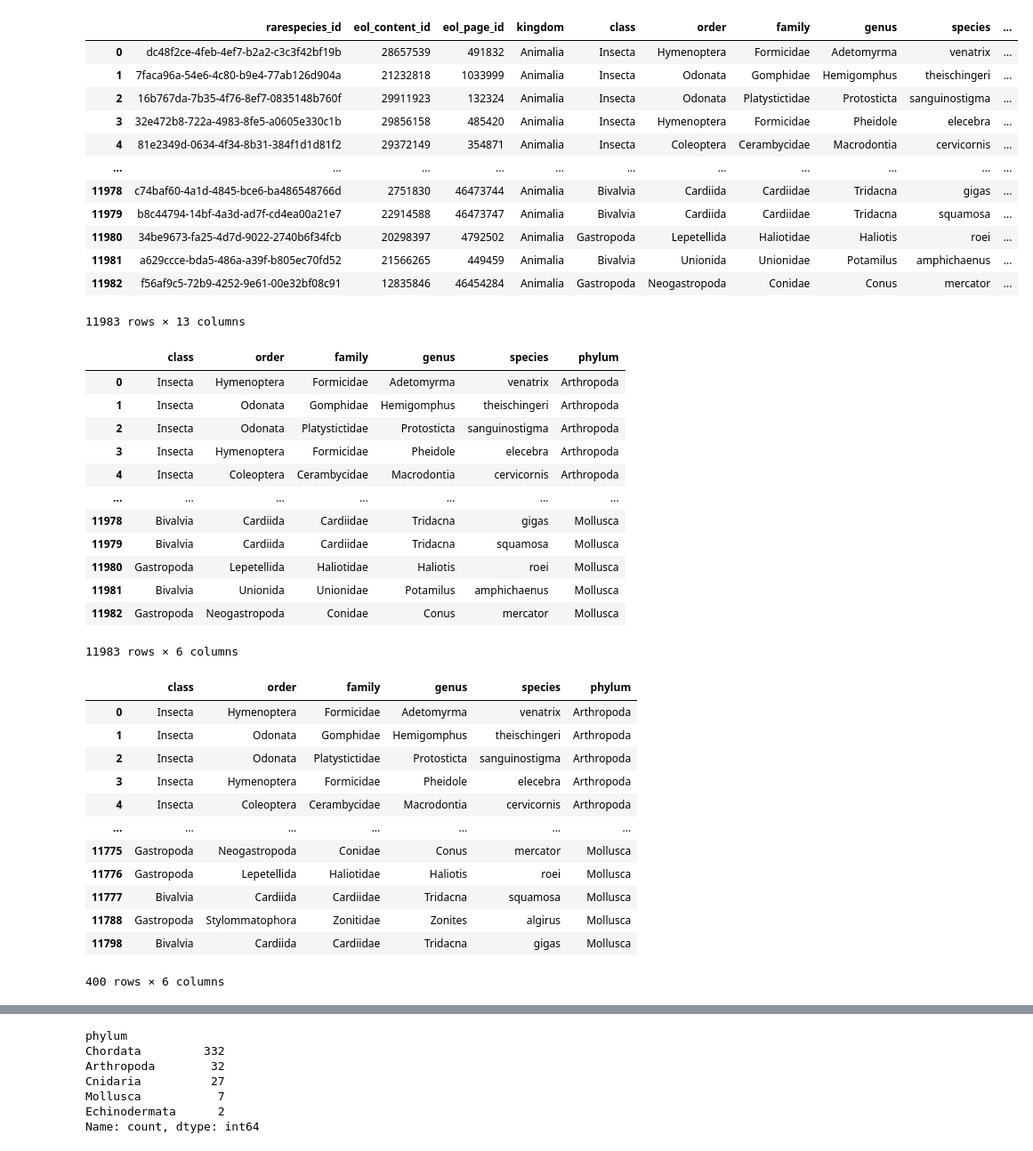
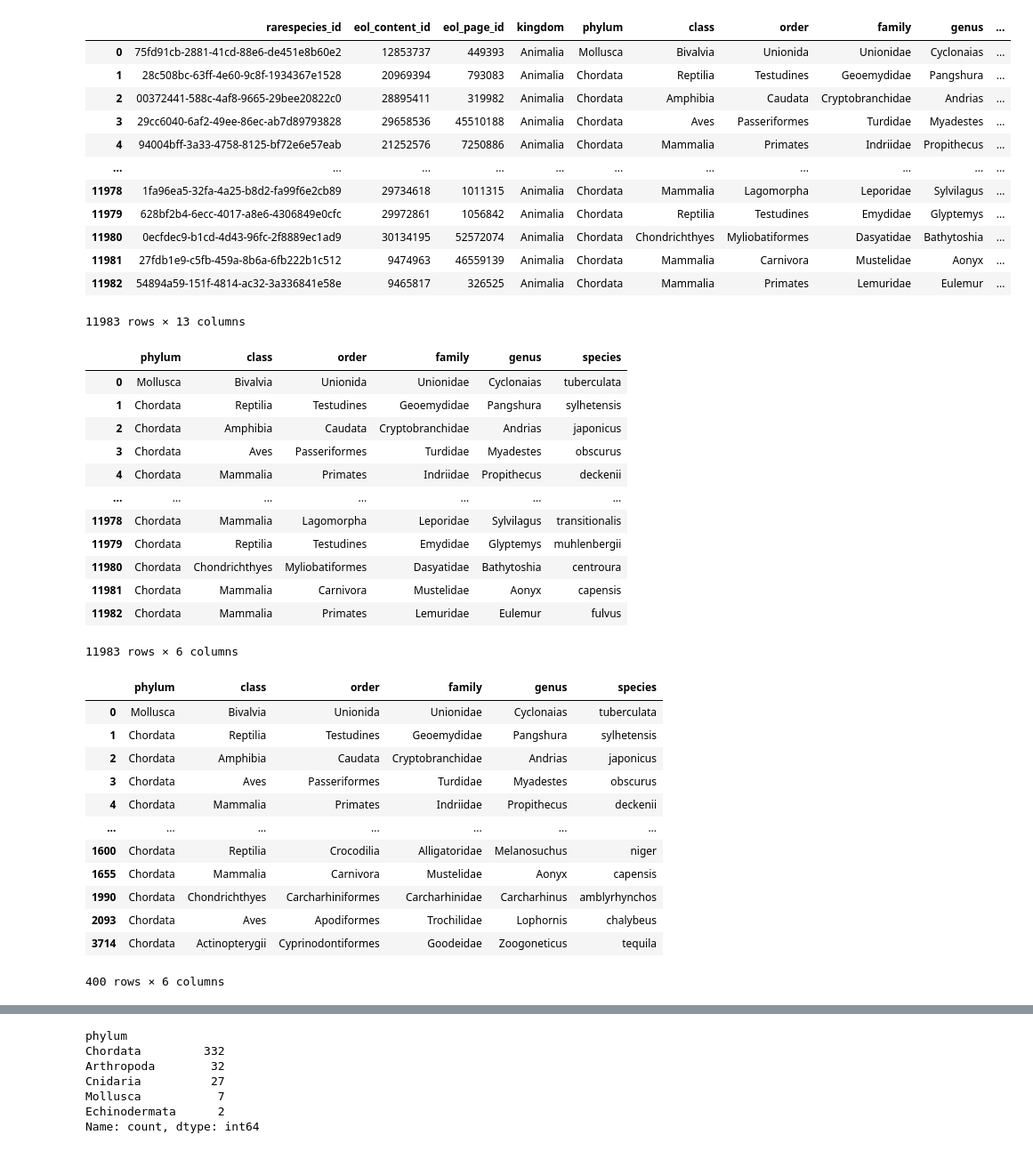
Before and after one commit to Math0202/Data-science, a Jupyter notebook: dtaProject latest(2).ipynb, the cells around one changed output, grey strips where cells are left out. Shown: that part at 89% size. Drawn from its saved outputs; the diff is of its cells as text; code cells hidden in the pictures.

```diff
--- a/dtaProject latest(2).ipynb
+++ b/dtaProject latest(2).ipynb
@@ -1,56 +1,56 @@
 # %%
 import pandas as pd
-dataset=pd.read_csv(r"C:\Users\tunam\OneDrive\Documents\metadata (2).csv")
+dataset=pd.read_csv(r"C:\Users\pkmag\Downloads\metadata.csv")
 dataset
 # %% [output]
-|  | rarespecies_id | eol_content_id | eol_page_id | kingdom | class | order | family | genus | species | ... |
-| 0 | dc48f2ce-4feb-4ef7-b2a2-c3c3f42bf19b | 28657539 | 491832 | Animalia | Insecta | Hymenoptera | Formicidae | Adetomyrma | venatrix | ... |
-| 1 | 7faca96a-54e6-4c80-b9e4-77ab126d904a | 21232818 | 1033999 | Animalia | Insecta | Odonata | Gomphidae | Hemigomphus | theischingeri | ... |
-| 2 | 16b767da-7b35-4f76-8ef7-0835148b760f | 29911923 | 132324 | Animalia | Insecta | Odonata | Platystictidae | Protosticta | sanguinostigma | ... |
-| 3 | 32e472b8-722a-4983-8fe5-a0605e330c1b | 29856158 | 485420 | Animalia | Insecta | Hymenoptera | Formicidae | Pheidole | elecebra | ... |
-| 4 | 81e2349d-0634-4f34-8b31-384f1d1d81f2 | 29372149 | 354871 | Animalia | Insecta | Coleoptera | Cerambycidae | Macrodontia | cervicornis | ... |
+|  | rarespecies_id | eol_content_id | eol_page_id | kingdom | phylum | class | order | family | genus | ... |
+| 0 | 75fd91cb-2881-41cd-88e6-de451e8b60e2 | 12853737 | 449393 | Animalia | Mollusca | Bivalvia | Unionida | Unionidae | Cyclonaias | ... |
+| 1 | 28c508bc-63ff-4e60-9c8f-1934367e1528 | 20969394 | 793083 | Animalia | Chordata | Reptilia | Testudines | Geoemydidae | Pangshura | ... |
+| 2 | 00372441-588c-4af8-9665-29bee20822c0 | 28895411 | 319982 | Animalia | Chordata | Amphibia | Caudata | Cryptobranchidae | Andrias | ... |
+| 3 | 29cc6040-6af2-49ee-86ec-ab7d89793828 | 29658536 | 45510188 | Animalia | Chordata | Aves | Passeriformes | Turdidae | Myadestes | ... |
+| 4 | 94004bff-3a33-4758-8125-bf72e6e57eab | 21252576 | 7250886 | Animalia | Chordata | Mammalia | Primates | Indriidae | Propithecus | ... |
 | ... | ... | ... | ... | ... | ... | ... | ... | ... | ... | ... |
-| 11978 | c74baf60-4a1d-4845-bce6-ba486548766d | 2751830 | 46473744 | Animalia | Bivalvia | Cardiida | Cardiidae | Tridacna | gigas | ... |
-| 11979 | b8c44794-14bf-4a3d-ad7f-cd4ea00a21e7 | 22914588 | 46473747 | Animalia | Bivalvia | Cardiida | Cardiidae | Tridacna | squamosa | ... |
-| 11980 | 34be9673-fa25-4d7d-9022-2740b6f34fcb | 20298397 | 4792502 | Animalia | Gastropoda | Lepetellida | Haliotidae | Haliotis | roei | ... |
-| 11981 | a629ccce-bda5-486a-a39f-b805ec70fd52 | 21566265 | 449459 | Animalia | Bivalvia | Unionida | Unionidae | Potamilus | amphichaenus | ... |
-| 11982 | f56af9c5-72b9-4252-9e61-00e32bf08c91 | 12835846 | 46454284 | Animalia | Gastropoda | Neogastropoda | Conidae | Conus | mercator | ... |
+| 11978 | 1fa96ea5-32fa-4a25-b8d2-fa99f6e2cb89 | 29734618 | 1011315 | Animalia | Chordata | Mammalia | Lagomorpha | Leporidae | Sylvilagus | ... |
+| 11979 | 628bf2b4-6ecc-4017-a8e6-4306849e0cfc | 29972861 | 1056842 | Animalia | Chordata | Reptilia | Testudines | Emydidae | Glyptemys | ... |
+| 11980 | 0ecfdec9-b1cd-4d43-96fc-2f8889ec1ad9 | 30134195 | 52572074 | Animalia | Chordata | Chondrichthyes | Myliobatiformes | Dasyatidae | Bathytoshia | ... |
+| 11981 | 27fdb1e9-c5fb-459a-8b6a-6fb222b1c512 | 9474963 | 46559139 | Animalia | Chordata | Mammalia | Carnivora | Mustelidae | Aonyx | ... |
+| 11982 | 54894a59-151f-4814-ac32-3a336841e58e | 9465817 | 326525 | Animalia | Chordata | Mammalia | Primates | Lemuridae | Eulemur | ... |
 11983 rows × 13 columns
 # %%
 #deleting columns that are not needed
 dataset.drop(['rarespecies_id','eol_content_id','eol_page_id','kingdom','sciName','common','file_name'],axis=1, inplace=True)
 dataset
 # %% [output]
-|  | class | order | family | genus | species | phylum |
-| 0 | Insecta | Hymenoptera | Formicidae | Adetomyrma | venatrix | Arthropoda |
-| 1 | Insecta | Odonata | Gomphidae | Hemigomphus | theischingeri | Arthropoda |
-| 2 | Insecta | Odonata | Platystictidae | Protosticta | sanguinostigma | Arthropoda |
-| 3 | Insecta | Hymenoptera | Formicidae | Pheidole | elecebra | Arthropoda |
-| 4 | Insecta | Coleoptera | Cerambycidae | Macrodontia | cervicornis | Arthropoda |
+|  | phylum | class | order | family | genus | species |
+| 0 | Mollusca | Bivalvia | Unionida | Unionidae | Cyclonaias | tuberculata |
+| 1 | Chordata | Reptilia | Testudines | Geoemydidae | Pangshura | sylhetensis |
+| 2 | Chordata | Amphibia | Caudata | Cryptobranchidae | Andrias | japonicus |
+| 3 | Chordata | Aves | Passeriformes | Turdidae | Myadestes | obscurus |
+| 4 | Chordata | Mammalia | Primates | Indriidae | Propithecus | deckenii |
 | ... | ... | ... | ... | ... | ... | ... |
-| 11978 | Bivalvia | Cardiida | Cardiidae | Tridacna | gigas | Mollusca |
-| 11979 | Bivalvia | Cardiida | Cardiidae | Tridacna | squamosa | Mollusca |
-| 11980 | Gastropoda | Lepetellida | Haliotidae | Haliotis | roei | Mollusca |
-| 11981 | Bivalvia | Unionida | Unionidae | Potamilus | amphichaenus | Mollusca |
-| 11982 | Gastropoda | Neogastropoda | Conidae | Conus | mercator | Mollusca |
+| 11978 | Chordata | Mammalia | Lagomorpha | Leporidae | Sylvilagus | transitionalis |
+| 11979 | Chordata | Reptilia | Testudines | Emydidae | Glyptemys | muhlenbergii |
+| 11980 | Chordata | Chondrichthyes | Myliobatiformes | Dasyatidae | Bathytoshia | centroura |
+| 11981 | Chordata | Mammalia | Carnivora | Mustelidae | Aonyx | capensis |
+| 11982 | Chordata | Mammalia | Primates | Lemuridae | Eulemur | fulvus |
 11983 rows × 6 columns
 # %%
 #deleting duplicates directly on the original dataset without creating a new one
 dataset.drop_duplicates(inplace=True)
 dataset
 # %% [output]
-|  | class | order | family | genus | species | phylum |
-| 0 | Insecta | Hymenoptera | Formicidae | Adetomyrma | venatrix | Arthropoda |
-| 1 | Insecta | Odonata | Gomphidae | Hemigomphus | theischingeri | Arthropoda |
-| 2 | Insecta | Odonata | Platystictidae | Protosticta | sanguinostigma | Arthropoda |
-| 3 | Insecta | Hymenoptera | Formicidae | Pheidole | elecebra | Arthropoda |
-| 4 | Insecta | Coleoptera | Cerambycidae | Macrodontia | cervicornis | Arthropoda |
+|  | phylum | class | order | family | genus | species |
+| 0 | Mollusca | Bivalvia | Unionida | Unionidae | Cyclonaias | tuberculata |
+| 1 | Chordata | Reptilia | Testudines | Geoemydidae | Pangshura | sylhetensis |
+| 2 | Chordata | Amphibia | Caudata | Cryptobranchidae | Andrias | japonicus |
+| 3 | Chordata | Aves | Passeriformes | Turdidae | Myadestes | obscurus |
+| 4 | Chordata | Mammalia | Primates | Indriidae | Propithecus | deckenii |
 | ... | ... | ... | ... | ... | ... | ... |
-| 11775 | Gastropoda | Neogastropoda | Conidae | Conus | mercator | Mollusca |
-| 11776 | Gastropoda | Lepetellida | Haliotidae | Haliotis | roei | Mollusca |
-| 11777 | Bivalvia | Cardiida | Cardiidae | Tridacna | squamosa | Mollusca |
-| 11788 | Gastropoda | Stylommatophora | Zonitidae | Zonites | algirus | Mollusca |
-| 11798 | Bivalvia | Cardiida | Cardiidae | Tridacna | gigas | Mollusca |
+| 1600 | Chordata | Reptilia | Crocodilia | Alligatoridae | Melanosuchus | niger |
+| 1655 | Chordata | Mammalia | Carnivora | Mustelidae | Aonyx | capensis |
+| 1990 | Chordata | Chondrichthyes | Carcharhiniformes | Carcharhinidae | Carcharhinus | amblyrhynchos |
+| 2093 | Chordata | Aves | Apodiformes | Trochilidae | Lophornis | chalybeus |
+| 3714 | Chordata | Actinopterygii | Cyprinodontiformes | Goodeidae | Zoogoneticus | tequila |
 400 rows × 6 columns
 # %%
 #deleting empty rows
```
Also changed, not shown: parts of 11 cells of this notebook.
